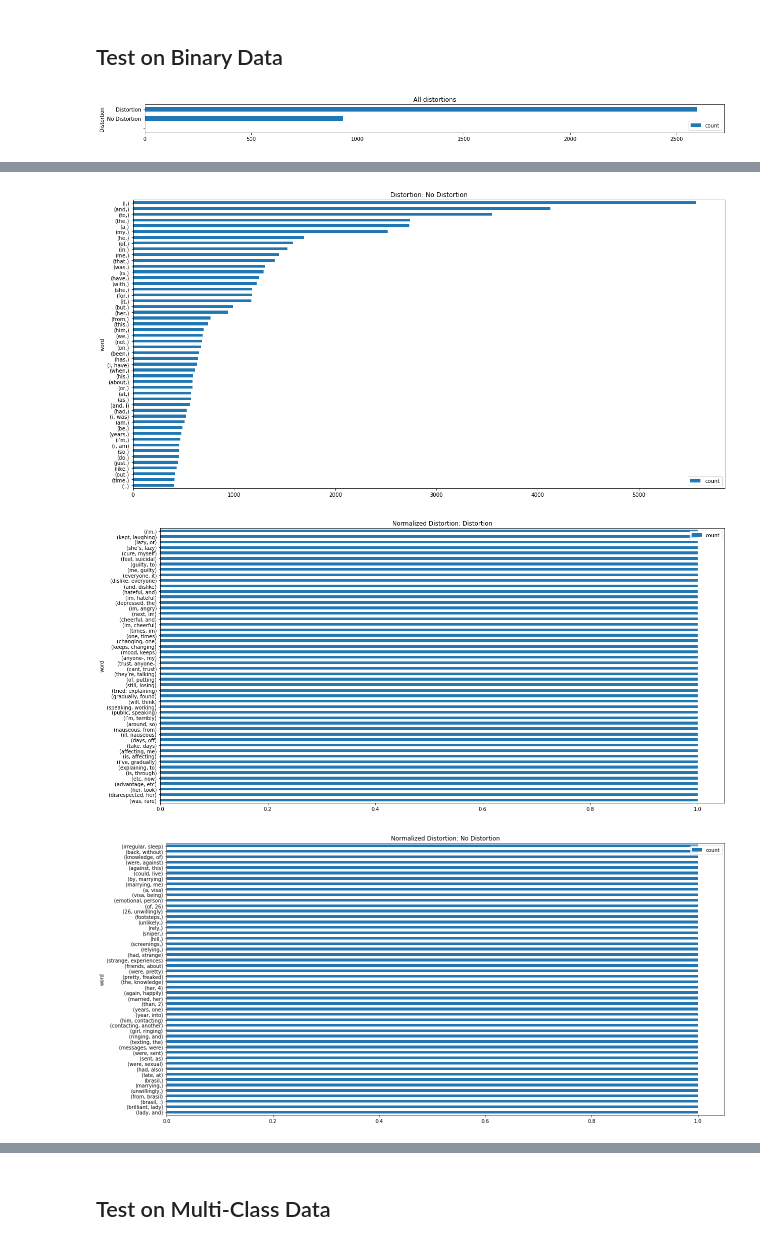
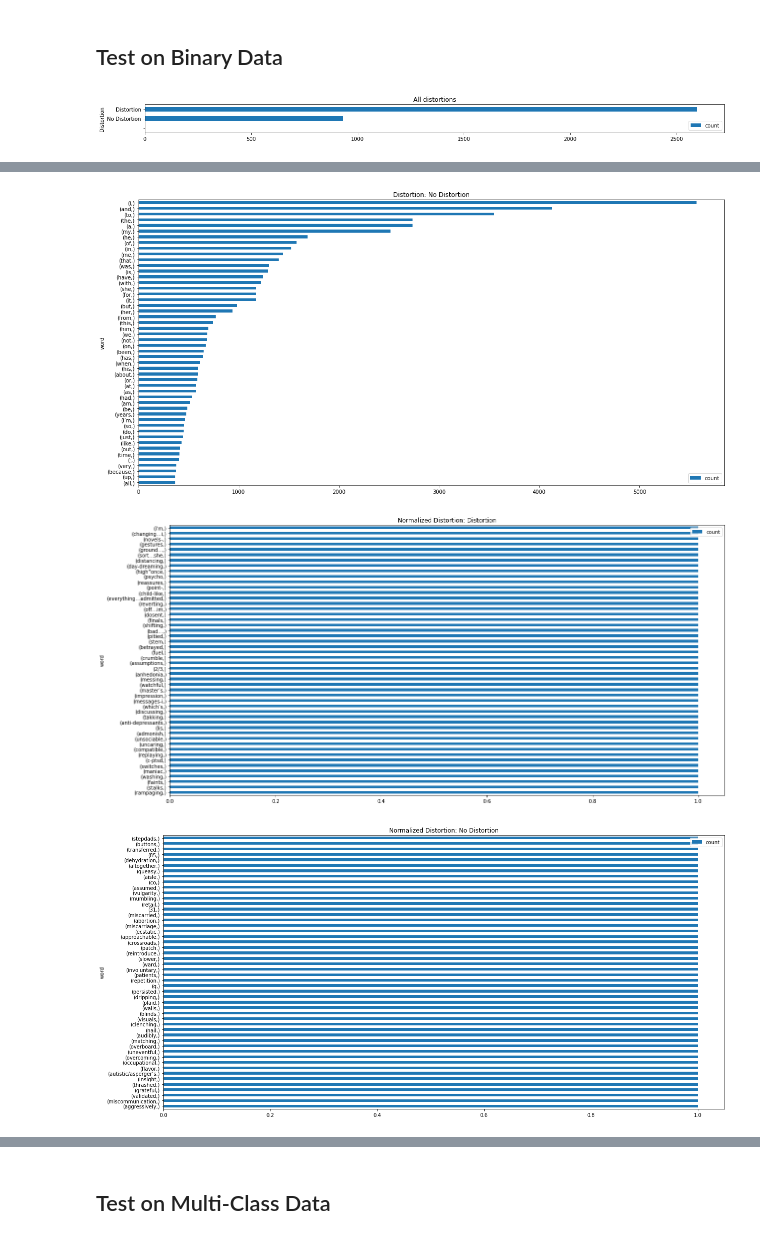
Before and after one commit to aigents/pygents, a Jupyter notebook: notebooks/nlp/sentiment/distortions_preliminary_data_checks.ipynb, the cells around one changed output, grey strips where cells are left out. Saved outputs shown, nothing was run; the diff lists cells and outputs as text; code cells hidden in the pictures.

```diff
--- a/notebooks/nlp/sentiment/distortions_preliminary_data_checks.ipynb
+++ b/notebooks/nlp/sentiment/distortions_preliminary_data_checks.ipynb
@@ -305,6 +308,7 @@ def count_ngrams_basic(df, n_max: int):
     all_n_grams = defaultdict(int)  # A general dictionary for all n-grams
 
     uniq_n_gram_dicts = defaultdict(lambda: defaultdict(int)) # Counts of uniq N-grams by Distortion
+    uniq_all_n_grams = defaultdict(int)  # A general dictionary for all n-grams uniq by text
     n_gram_distortions = defaultdict(lambda: defaultdict(int)) # Counts of distortiions by N-gram
 
     # Loop through the rows of the DataFrame
@@ -332,6 +336,7 @@ def count_ngrams_basic(df, n_max: int):
             uniq_n_grams = set(n_grams)
             for uniq_n_gram in uniq_n_grams:
                 dictcount(uniq_n_gram_dicts[primary_distortion], uniq_n_gram)
+                dictcount(uniq_all_n_grams, uniq_n_gram)
                 dictcount(n_gram_distortions[uniq_n_gram],primary_distortion)
                 if secondary_distortion:
                     dictcount(uniq_n_gram_dicts[secondary_distortion], uniq_n_gram)
@@ -363,4 +368,9 @@ def count_ngrams_basic(df, n_max: int):
                 #norm_uniq_n_gram_dict[n_gram] = float( dic[n_gram] ) * nonuniq_dic[n_gram] / distortions[uniq_n_gram_dict] / len(n_gram_distortions[n_gram]) / all_n_grams[n_gram]
                 norm_uniq_n_gram_dict[n_gram] = float( dic[n_gram] ) / distortions[uniq_n_gram_dict] / len(n_gram_distortions[n_gram])
 
-    return distortions, n_gram_dicts, all_n_grams, norm_n_gram_dicts, uniq_n_gram_dicts, n_gram_distortions, norm_uniq_n_gram_dicts
+    n_gram_distortions_counts = {}
+    for n_gram, dist_dict in n_gram_distortions.items():
+        n_gram_distortions_counts[n_gram] = len(dist_dict)
+    n_gram_distortions_counts
+
+    return distortions, n_gram_dicts, all_n_grams, norm_n_gram_dicts, uniq_n_gram_dicts, uniq_all_n_grams, n_gram_distortions, norm_uniq_n_gram_dicts, n_gram_distortions_counts
@@ -439,8 +460,9 @@ df = pd.read_csv(binary_dataset_file_path)
 df.insert(1, "N/A text", value = np.nan)
 df.insert(3, "N/A label", value = np.nan)
 
-distortions, n_gram_dicts, all_n_grams, norm_n_gram_dicts, uniq_n_gram_dicts, n_gram_distortions, norm_uniq_n_gram_dicts \
-= count_ngrams_basic(df,2)
+distortions, n_gram_dicts, all_n_grams, norm_n_gram_dicts, uniq_n_gram_dicts, uniq_all_n_grams, n_gram_distortions, \
+norm_uniq_n_gram_dicts, n_gram_distortions_counts \
+= count_ngrams_basic(df,1)
 plot_debug_charts(distortions, n_gram_dicts, all_n_grams, norm_n_gram_dicts, 50)
 # %% [output]
 [figure]
@@ -449,3 +471,3 @@ plot_debug_charts(distortions, n_gram_dicts, all_n_grams, norm_n_gram_dicts, 50)
-[figure, old version]
+[figure, new version]
-[figure, old version]
+[figure, new version]
-[figure, old version]
+[figure, new version]
```
Also changed, not shown: parts of 10 cells of this notebook, 1 other file.
